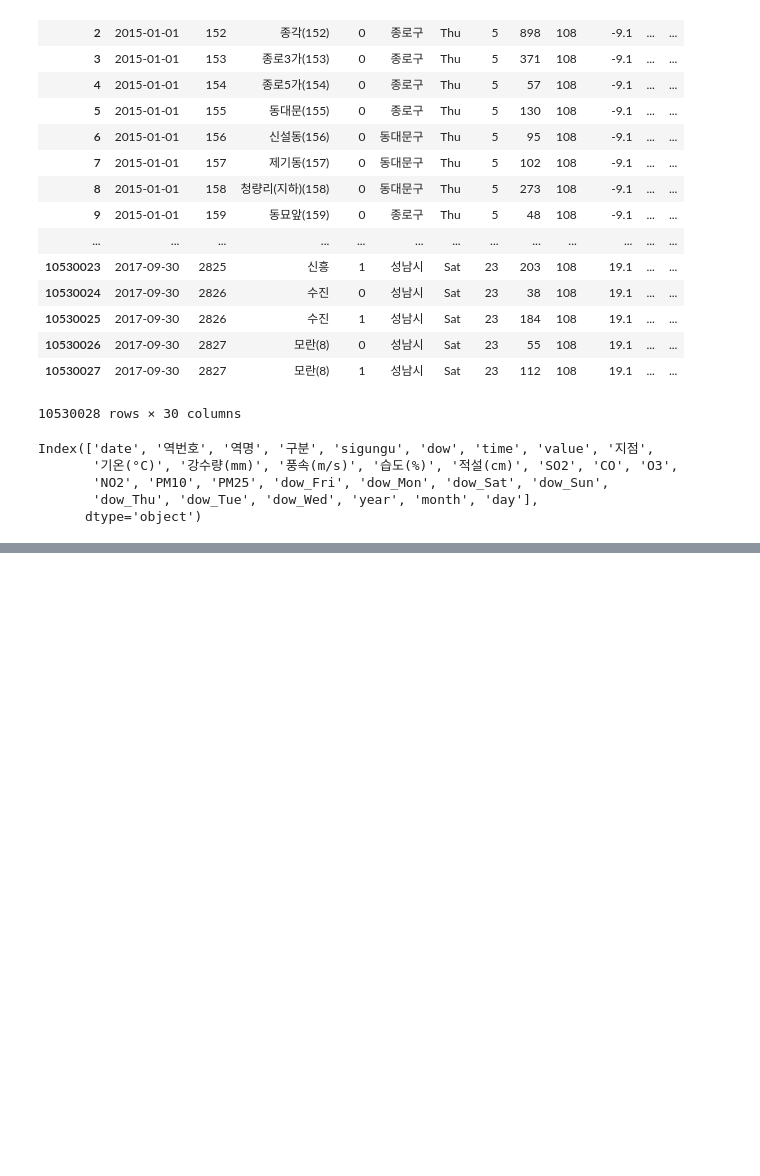
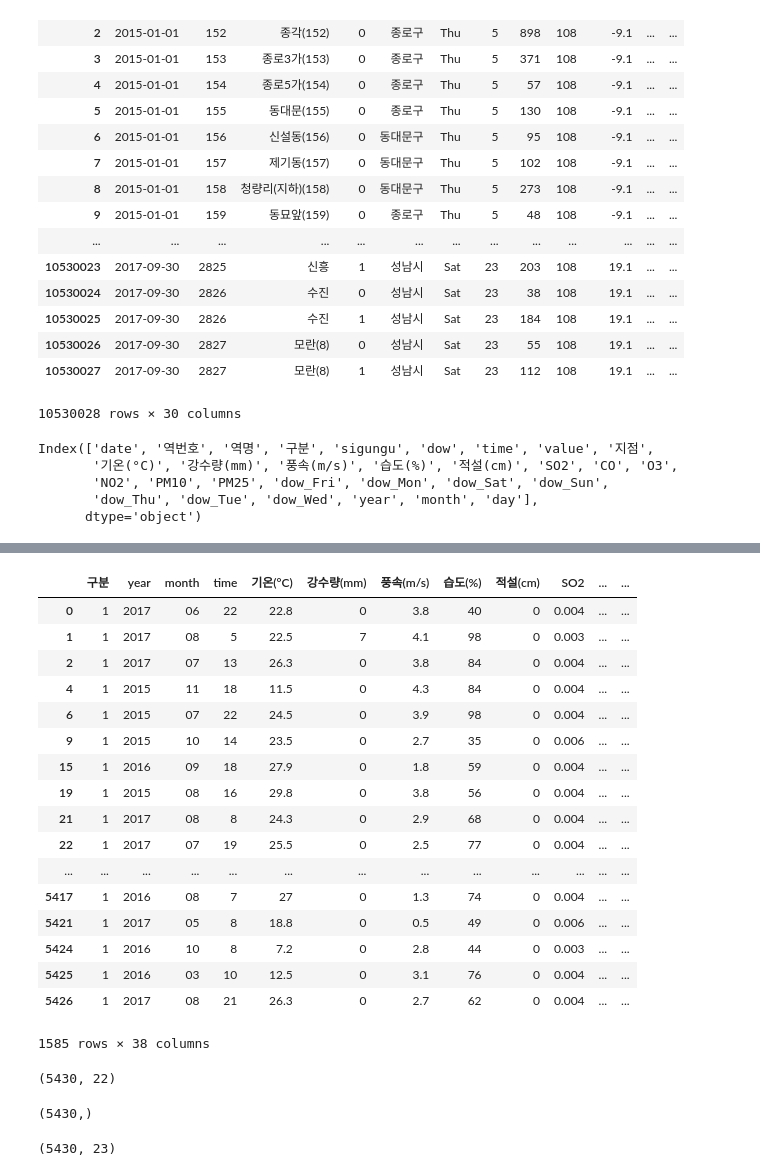
Before and after one commit to keibigdata/outside_activity_prediction, a Jupyter notebook: subway_station_processing.ipynb, the cells around one changed output, grey strips where cells are left out. Drawn from its saved outputs; the diff is of its cells as text; code cells hidden in the pictures; blank space fills up the shorter version.

```diff
--- a/subway_station_processing.ipynb
+++ b/subway_station_processing.ipynb
@@ -811,0 +789,2 @@ for i in range(0, df_station_info.shape[0]): #df_station_info.shape[0]):
+# %%
+y_test = y_test.reshape(y_test.shape[0],)
@@ -932,3 +937,18 @@ df_result.to_csv('result.csv', encoding='cp949')
 # plt.title("Boosted Decision Tree Regression")
 # plt.legend()
 # plt.show()
+# %%
+list_id_station = []
+list_mean = []
+for i in range(0, df_station_info.shape[0]): #df_station_info.shape[0]):
+    id_station = df_station_info["id"][i]
+    df_sub = df_final[(df_final["역번호"]==id_station) & (df_final["구분"]==1)].reset_index()
+
+    #print(df_sub.head(10))
+    df_X = df_sub.loc[(df_sub.isnull().sum(axis=1)==0) & (df_sub.isna().sum(axis=1)==0),["구분", "year", "month", "time", "기온(°C)", '강수량(mm)', '풍속(m/s)', '습도(%)', '적설(cm)', 'SO2', 'CO', 'O3', 'NO2', 'PM10', 'PM25', 'dow_Fri', 'dow_Mon', 'dow_Sat','dow_Sun', 'dow_Thu', 'dow_Tue', 'dow_Wed']]
+
+    if(df_X.shape[0]>600):
+        temp_Y = df_sub.loc[(df_sub.isnull().sum(axis=1)==0) & (df_sub.isna().sum(axis=1)==0),"value"]
+
+        list_id_station.append(id_station)
+        list_mean.append(np.mean(temp_Y))
@@ -934,0 +1456,33 @@ df_result.to_csv('result.csv', encoding='cp949')
+# %%
+X_test_m70 #[["dow_Sat", "dow_Sun"]]
+# %% [output]
+|  | 구분 | year | month | time | 기온(°C) | 강수량(mm) | 풍속(m/s) | 습도(%) | 적설(cm) | SO2 | ... | ... |
+| 0 | 1 | 2017 | 06 | 22 | 22.8 | 0 | 3.8 | 40 | 0 | 0.004 | ... | ... |
+| 1 | 1 | 2017 | 08 | 5 | 22.5 | 7 | 4.1 | 98 | 0 | 0.003 | ... | ... |
+| 2 | 1 | 2017 | 07 | 13 | 26.3 | 0 | 3.8 | 84 | 0 | 0.004 | ... | ... |
+| 4 | 1 | 2015 | 11 | 18 | 11.5 | 0 | 4.3 | 84 | 0 | 0.004 | ... | ... |
+| 6 | 1 | 2015 | 07 | 22 | 24.5 | 0 | 3.9 | 98 | 0 | 0.004 | ... | ... |
+| 9 | 1 | 2015 | 10 | 14 | 23.5 | 0 | 2.7 | 35 | 0 | 0.006 | ... | ... |
+| 15 | 1 | 2016 | 09 | 18 | 27.9 | 0 | 1.8 | 59 | 0 | 0.004 | ... | ... |
+| 19 | 1 | 2015 | 08 | 16 | 29.8 | 0 | 3.8 | 56 | 0 | 0.004 | ... | ... |
+| 21 | 1 | 2017 | 08 | 8 | 24.3 | 0 | 2.9 | 68 | 0 | 0.004 | ... | ... |
+| 22 | 1 | 2017 | 07 | 19 | 25.5 | 0 | 2.5 | 77 | 0 | 0.004 | ... | ... |
+| ... | ... | ... | ... | ... | ... | ... | ... | ... | ... | ... | ... | ... |
+| 5417 | 1 | 2016 | 08 | 7 | 27 | 0 | 1.3 | 74 | 0 | 0.004 | ... | ... |
+| 5421 | 1 | 2017 | 05 | 8 | 18.8 | 0 | 0.5 | 49 | 0 | 0.006 | ... | ... |
+| 5424 | 1 | 2016 | 10 | 8 | 7.2 | 0 | 2.8 | 44 | 0 | 0.003 | ... | ... |
+| 5425 | 1 | 2016 | 03 | 10 | 12.5 | 0 | 3.1 | 76 | 0 | 0.004 | ... | ... |
+| 5426 | 1 | 2017 | 08 | 21 | 26.3 | 0 | 2.7 | 62 | 0 | 0.004 | ... | ... |
+1585 rows × 38 columns
+# %%
+X_test.shape
+# %% [output]
+(5430, 22)
+# %%
+rs_m70.shape
+# %% [output]
+(5430,)
+# %%
+arr_sen_result.shape
+# %% [output]
+(5430, 23)
```
Also changed, not shown: parts of 76 cells of this notebook.
